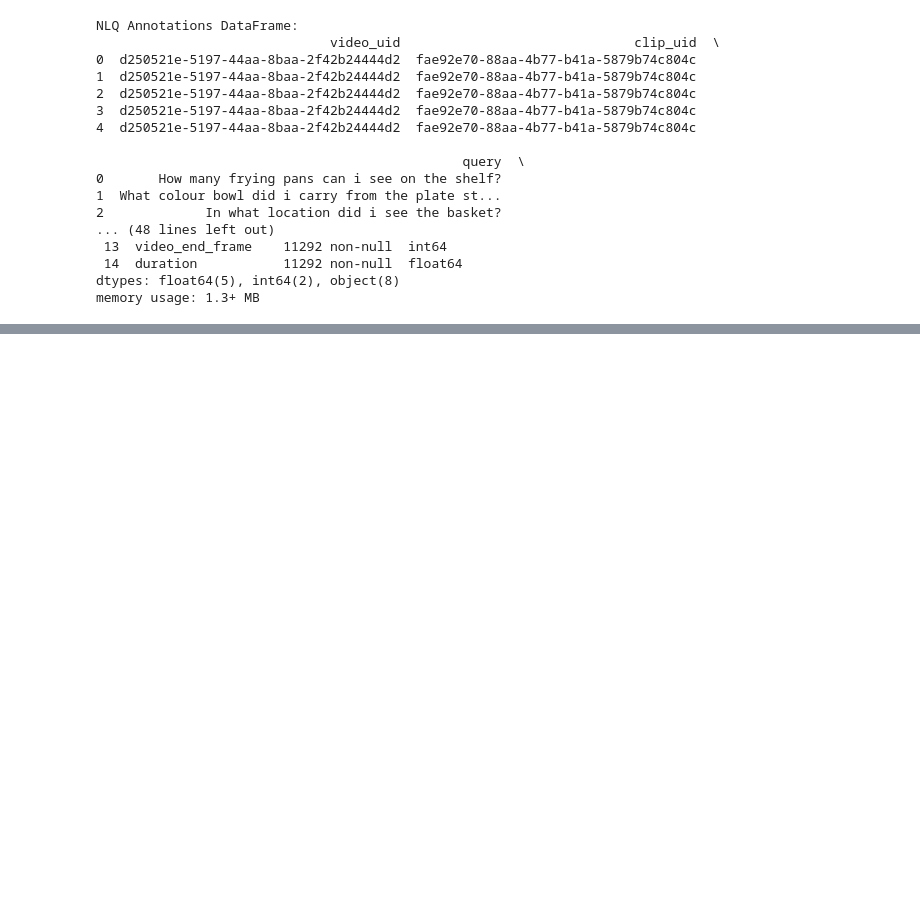
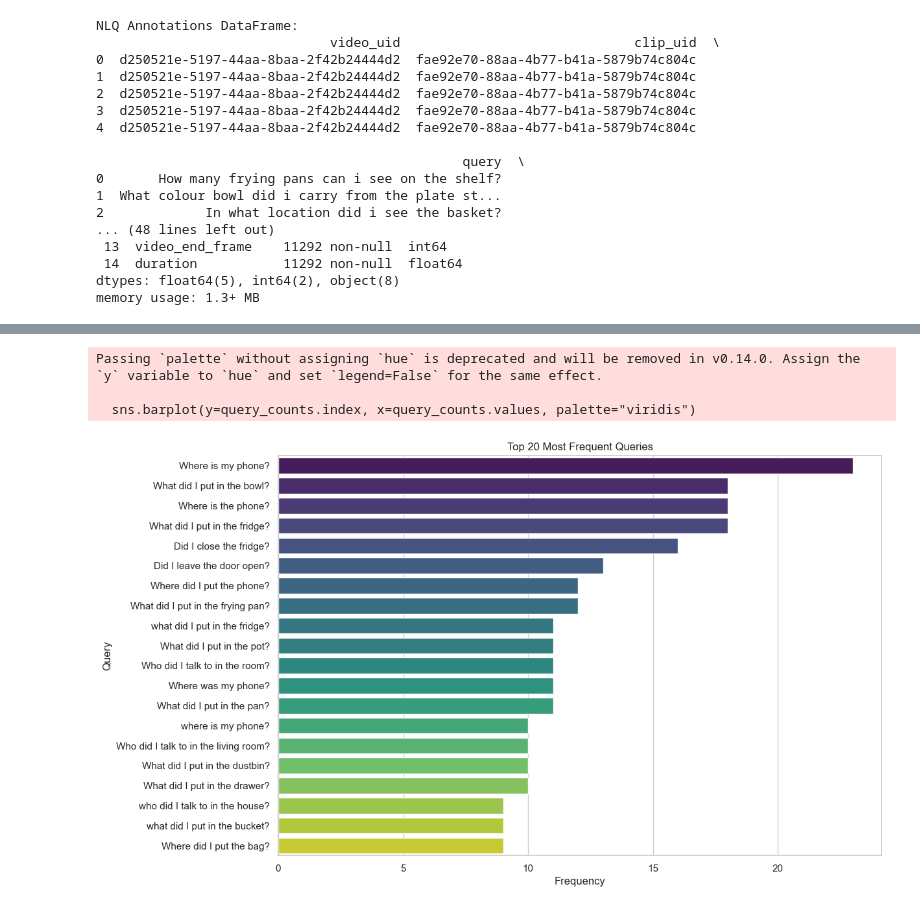
Before and after one commit to donnadamus/EgoVisionAML, a Jupyter notebook: notebooks/Ego4D_analysis.ipynb, the cells around one changed output, grey strips where cells are left out. Cells and saved outputs as stored; diff of their text form; code cells hidden in the pictures; blank space fills up the shorter version.

```diff
--- a/notebooks/Ego4D_analysis.ipynb
+++ b/notebooks/Ego4D_analysis.ipynb
@@ -129,0 +169,16 @@ memory usage: 1.3+ MB
+# %%
+# Count the most frequent queries
+query_counts = nlq_df['query'].value_counts().head(20)
+
+# Plot the top 20 most frequent queries
+plt.figure(figsize=(12, 8))
+sns.barplot(y=query_counts.index, x=query_counts.values, palette="viridis")
+plt.title("Top 20 Most Frequent Queries")
+plt.xlabel("Frequency")
+plt.ylabel("Query")
+plt.show()
+# %% [output]
+Passing `palette` without assigning `hue` is deprecated and will be removed in v0.14.0. Assign the `y` variable to `hue` and set `legend=False` for the same effect.
+
+  sns.barplot(y=query_counts.index, x=query_counts.values, palette="viridis")
+[figure, added]
```
Also changed, not shown: parts of 15 cells of this notebook.
